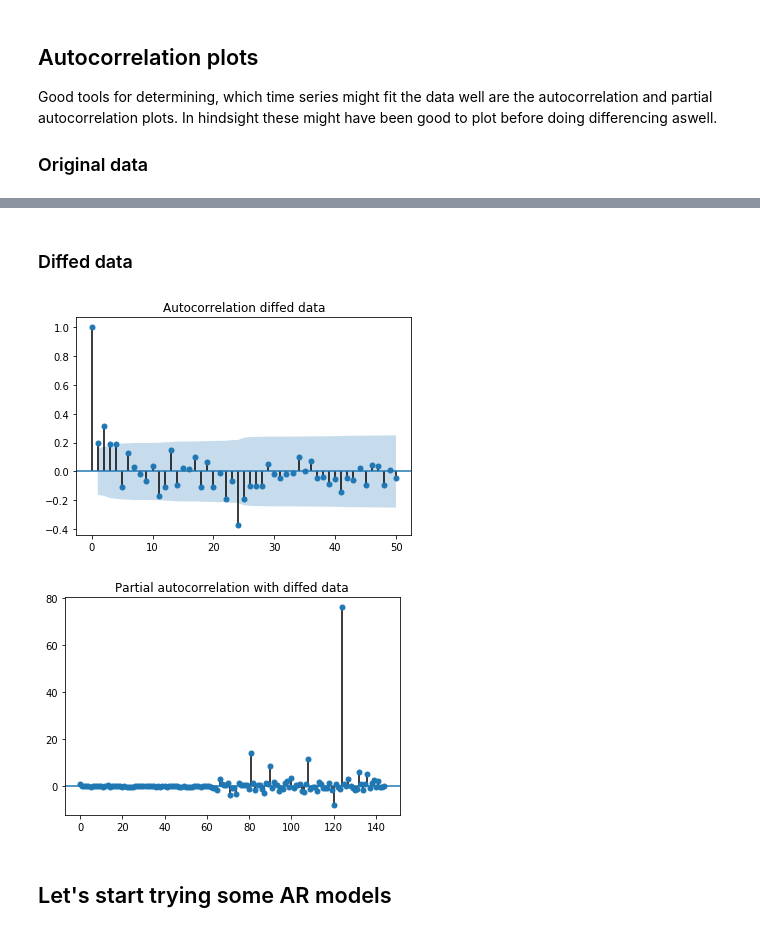
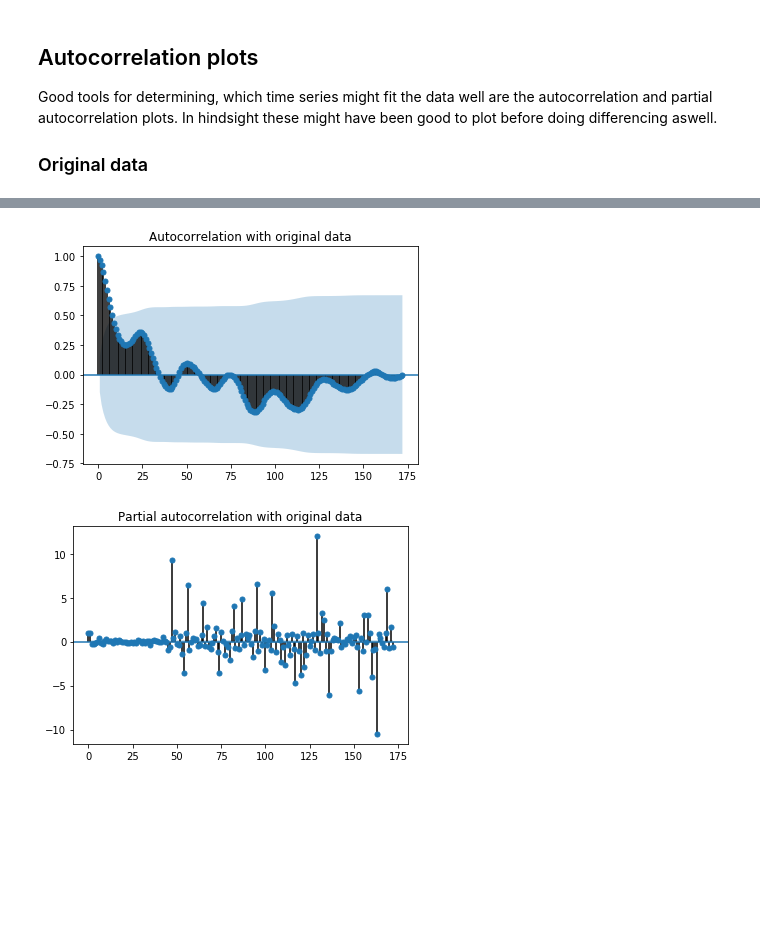
Before and after one commit to JoonasMaanonen/weatherStation, a Jupyter notebook: analysis.ipynb, the cells around one changed output, grey strips where cells are left out. Saved outputs shown, nothing was run; the diff lists cells and outputs as text; code cells hidden in the pictures; blank space fills up the shorter version.

Commit message:
Analysis with AR process started

```diff
--- a/analysis.ipynb
+++ b/analysis.ipynb
@@ -165,28 +161,3 @@ plot_temp(final_temp, "Differencing and Seasonality differencing")
 Good tools for determining, which time series might fit the data well are the autocorrelation and partial autocorrelation plots. In hindsight these might have been good to plot before doing differencing aswell.
 
 ### Original data
-# %%
-from pandas import Series
-from statsmodels.graphics.tsaplots import plot_acf, plot_pacf
-import warnings
-warnings.filterwarnings('ignore')
-
-# Make separate data frames for humidity and temp
-df_temp = data[['Date','Temperature(C)']]
-df_hum = data[['Date', 'Humidity(%)']]
-
-# In order for us to use plot_acf we need to convert the dates into
-# datetimes
-datetime = pd.to_datetime(data['Date'])
-df_temp['datetime'] = datetime
-df_hum['datetime'] = datetime
-
-df_temp = df_temp.set_index('datetime')
-df_hum = df_hum.set_index('datetime')
-
-df_temp.drop(['Date'], axis=1, inplace=True)
-df_hum.drop(['Date'], axis=1, inplace=True)
-print(df_temp.tail())
-
-_ = plot_acf(df_temp, title="Autocorrelation with original data") # Return value to remove duplicate plot
-_ = plot_pacf(df_temp, title="Partial autocorrelation with original data") # Return value to remove duplicate plot
@@ -203,2 +163,0 @@ datetime
-# %% [markdown]
-### Diffed data
@@ -205,14 +167,16 @@ datetime
+# %%
+# This is needed for plot_acf to work for some reason
+def convert_to_datetime(df, fld):
+    datetime = pd.to_datetime(df_temp[fld])
+    df['datetime'] = datetime
+    df = df.set_index('datetime')
+    df.drop(['Date'], axis=1, inplace=True)
+    return df
 # %%
-final_df = pd.DataFrame(datetime)
-final_df["Temperature(C)"] = final_temp
-final_df['datetime'] = datetime
-final_df = final_df.set_index('datetime')
-final_df.drop(['Date'], axis=1, inplace=True)
+df_temp2 = convert_to_datetime(df_temp, "Date")
 
-_ = plot_acf(final_df, title="Autocorrelation diffed data", lags=50) # Return value to remove duplicate plot
-_ = plot_pacf(final_df, title="Partial autocorrelation with diffed data") # Return value to remove duplicate plot
+_ = plot_acf(df_temp2, title="Autocorrelation with original data") # Return value to remove duplicate plot
+_ = plot_pacf(df_temp2, title="Partial autocorrelation with original data") # Return value to remove duplicate plot
 # %% [output]
-[figure, old version]
+[figure, new version]
-[figure, old version]
+[figure, new version]
-# %% [markdown]
-## Let's start trying some AR models
```
Also changed, not shown: parts of 21 cells of this notebook.
